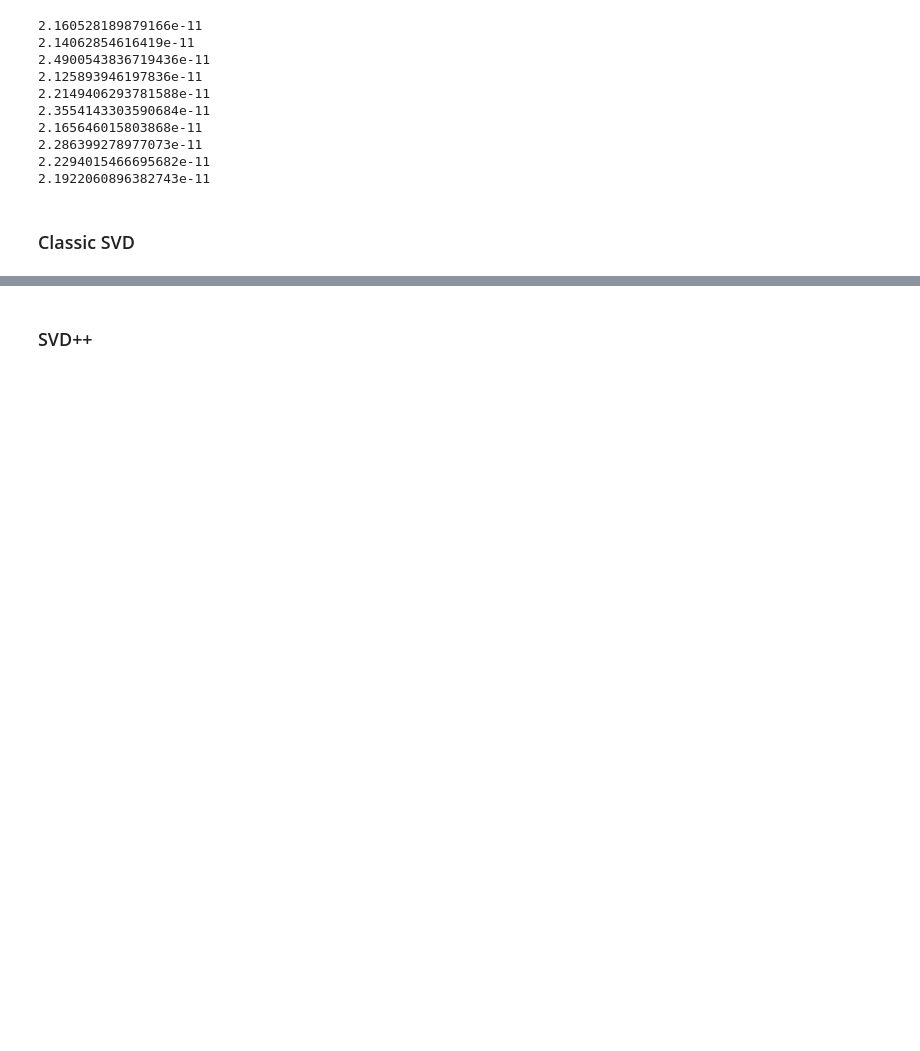
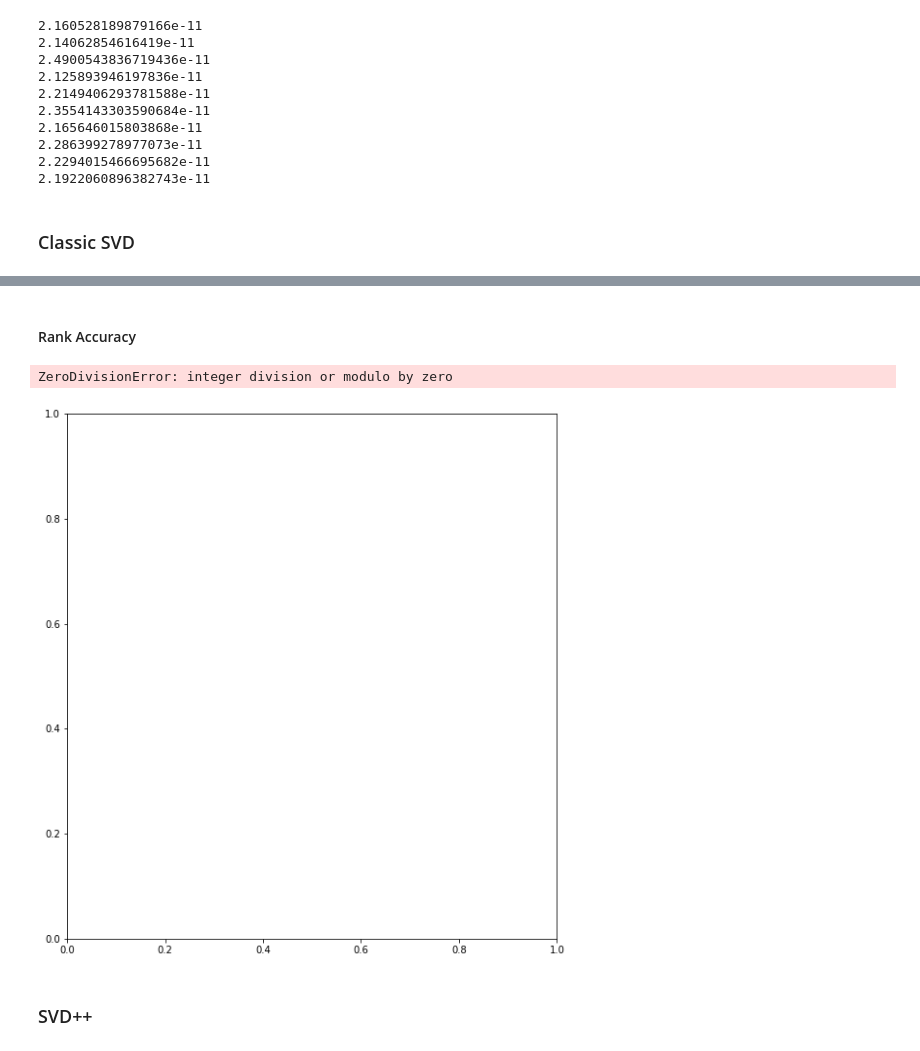
Before and after one commit to IgnasiSanchez/Rec_Task2, a Jupyter notebook: Task2.ipynb, the cells around one changed output, grey strips where cells are left out. Drawn from its saved outputs; the diff is of its cells as text; code cells hidden in the pictures; blank space fills up the shorter version.

```diff
--- a/Task2.ipynb
+++ b/Task2.ipynb
@@ -269,0 +361,4 @@ def predict(u, i):
+# %%
+trainset, testset = train_test_split(data, test_size=0.2)
+algo = SVD(n_factors=200, n_epochs=20)
+algo.fit(trainset)
@@ -269,0 +367,6 @@ def predict(u, i):
+# %%
+bu = algo.bu
+bi = algo.bi
+pu = algo.pu
+qi = algo.qi
+mu = user_item_matrix.mean().mean()
@@ -274,3 +404,43 @@ array([[4.18059834]])
+# %% [markdown]
+#### Rank Accuracy
+# %%
+to_test = [x[0:2] for x in testset if x[2] == 5.0]
+# %%
+def precision_at_N(N):
+    hits = 0
+    for u,i in to_test:
+        candidate_unseen_movies = np.where(na_mask[u2idx[u],:])[0]
+        candidate_unseen_movies = np.random.choice(candidate_unseen_movies, size=100, replace=False)
+        np.append(candidate_unseen_movies, i2idx[i])
+        unseen_movies_order_idx = np.argsort([predict(u,idx2i[ii]) for ii in candidate_unseen_movies])
+        sorted_unseen_movies = candidate_unseen_movies[unseen_movies_order_idx]
+        p = np.where(sorted_unseen_movies == i2idx[i])[0]
+        hits += p<=N
+    recall_N = hits/len(to_test)
+    precision_N = recall_N/(N+1)
+    return recall_N, precision_N
+# %%
+scores = [precision_at_N(N) for N in range(1,21)]
+
+prec = [x[1] for x in scores]
+rec = [x[0] for x in scores]
+
+plt.figure(figsize=(20,10))
+
+ax = plt.subplot(1,2,1)
+ax.plot(np.linspace(1,21,num=20), rec, 'r-')
+ax.set_xlabel('N')
+ax.set_ylabel('recall(N)')
+ax.set_title('Recall')
+
+ax = plt.subplot(1,2,2)
+ax.plot(rec, prec, 'r-')
+ax.set_xlabel('recall')
+ax.set_ylabel('precision')
+ax.set_title('Precision vs recall')
+# %% [output]
+ZeroDivisionError: integer division or modulo by zero
+[figure, added]
 # %% [markdown]
 ### SVD++
 # %%
```
Also changed, not shown: parts of 29 cells of this notebook.
